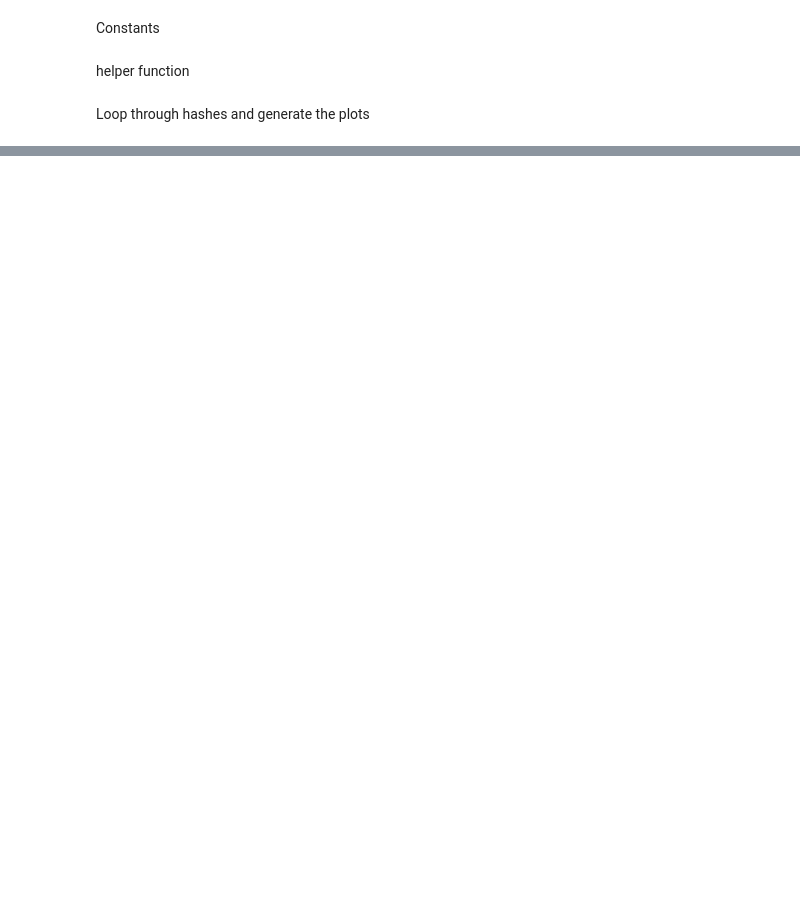
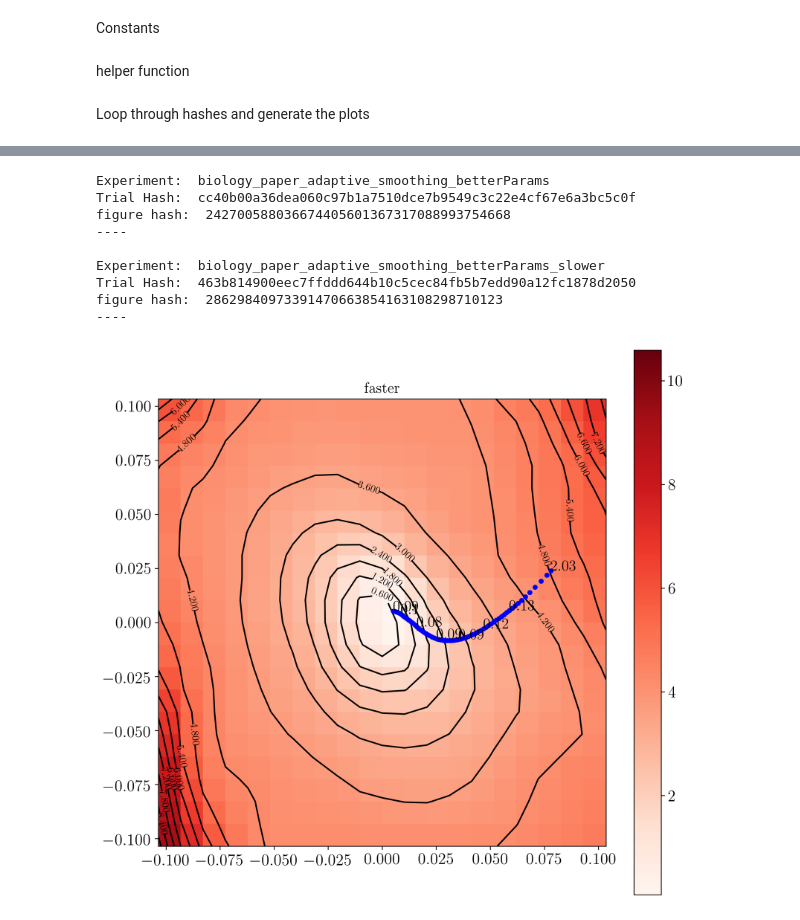
Before and after one commit to elhamod/HGNN, a Jupyter notebook: HGNN/analyse/Loss surface plotter.ipynb, the cells around one changed output, grey strips where cells are left out. Cells and saved outputs as stored; diff of their text form; code cells hidden in the pictures; blank space fills up the shorter version.

```diff
--- a/HGNN/analyse/Loss surface plotter.ipynb
+++ b/HGNN/analyse/Loss surface plotter.ipynb
@@ -124,6 +125,10 @@ Loop through hashes and generate the plots
 # %%
 max_ = None
 min_= None
+loss_data_array=[]
+coord_Tracker_array=[]
+coord_Tracker_path_array=[]
+models_array = []
 
 # for all experiments
 for experimentName, trial_hashes_ in tqdm(trial_hashes.items(), desc="experiment"):
@@ -159,11 +164,15 @@ for experimentName, trial_hashes_ in tqdm(trial_hashes.items(), desc="experiment
         model_root_path = os.path.join(experimentPathAndName, "models", hash_)
         model_paths = loss_surface_plotter.fetch_model_paths(model_root_path)
         models = loss_surface_plotter.get_models(model_paths, architecture, experiment_params)
+        models_array.append(models)
 
-        inputs, target, meta_target = get_loader(loader_id)
-        metric = BGNN_loss.BGNN_loss_oneBatch(inputs, target, meta_target, experiment_params["lambda"], False)
+        inputs, target, meta_target = get_loader_loss_params(loader_id)
+#         metric = BGNN_loss.BGNN_loss_oneBatch(inputs, target, meta_target, experiment_params["lambda"], False, device=device)
+        metric = BGNN_loss.BGNN_loss_batched(get_loader(loader_id), experiment_params["lambda"], False, device=device)
 
-        coord_Tracker = loss_landscapes.Coordinates_tracker(path=coord_Tracker_path, dirs_path=pca_path, steps_=STEPS, dist_=DISTANCE)
+        coord_Tracker = loss_landscapes.Coordinates_tracker(path=coord_Tracker_path, dirs_path=pca_path, steps_=STEPS, dist_=DISTANCE, device=device)
+        coord_Tracker_array.append(coord_Tracker)
+        coord_Tracker_path_array.append(coord_Tracker_path)
 
         # Get projections
         if Do_pca:
@@ -181,9 +190,12 @@ for experimentName, trial_hashes_ in tqdm(trial_hashes.items(), desc="experiment
             coord_Tracker.load()
             print("loss surface data  loaded")
         except:
-            loss_data = loss_landscapes.random_plane(models[-1], metric, normalization=normalize, deepcopy_model=True, coord_Tracker=coord_Tracker, other_models=models[:-1])
+            loss_data = loss_landscapes.random_plane(models[-1], metric, normalization=normalize, deepcopy_model=True, coord_Tracker=coord_Tracker, other_models=models[:-1], device=device)
             np.save(loss_data_file, loss_data)
             print("loss surface data  saved")
+        loss_data_array.append(loss_data)
+        print("----")
+
 
         # Keep track of the max/min values to plot all on same scale?
         if plot_all_on_same_scale:
@@ -275,0 +226,38 @@ loss surface data  loaded
+# %%
+# for all experiments
+for experimentName, trial_hashes_ in tqdm(trial_hashes.items(), desc="experiment"):
+    print("Experiment: ", experimentName)
+
+    # For all models
+    for hash_ in tqdm(trial_hashes_, desc="hash"):
+        hash_, title_ = hash_
+        print("Trial Hash: ", hash_)
+
+        coord_Tracker = coord_Tracker_array[0]
+        coord_Tracker_array.pop(0)
+        loss_data = loss_data_array[0]
+        loss_data_array.pop(0)
+        models = models_array[0]
+        models_array.pop(0)
+        coord_Tracker_path = coord_Tracker_path_array[0]
+        coord_Tracker_path_array.pop(0)
+
+
+        # plot and save
+        f = plot_surface_data(loss_data, models, coord_Tracker, title_, max_, min_)
+        fig_hash = str(random.getrandbits(128))
+        print("figure hash: ", fig_hash)
+        file_name = "surface_fig.pdf" if (not plot_all_on_same_scale) else "surface_fig_"+fig_hash+".pdf"
+        f.savefig(os.path.join(coord_Tracker_path, file_name), bbox_inches = 'tight',)
+        print("----")
+# %% [output]
+Experiment:  biology_paper_adaptive_smoothing_betterParams
+Trial Hash:  cc40b00a36dea060c97b1a7510dce7b9549c3c22e4cf67e6a3bc5c0f
+figure hash:  242700588036674405601367317088993754668
+----
+
+Experiment:  biology_paper_adaptive_smoothing_betterParams_slower
+Trial Hash:  463b814900eec7ffddd644b10c5cec84fb5b7edd90a12fc1878d2050
+figure hash:  28629840973391470663854163108298710123
+----
+[figure, added]
```
Also changed, not shown: parts of 7 cells of this notebook, 25 other files.
